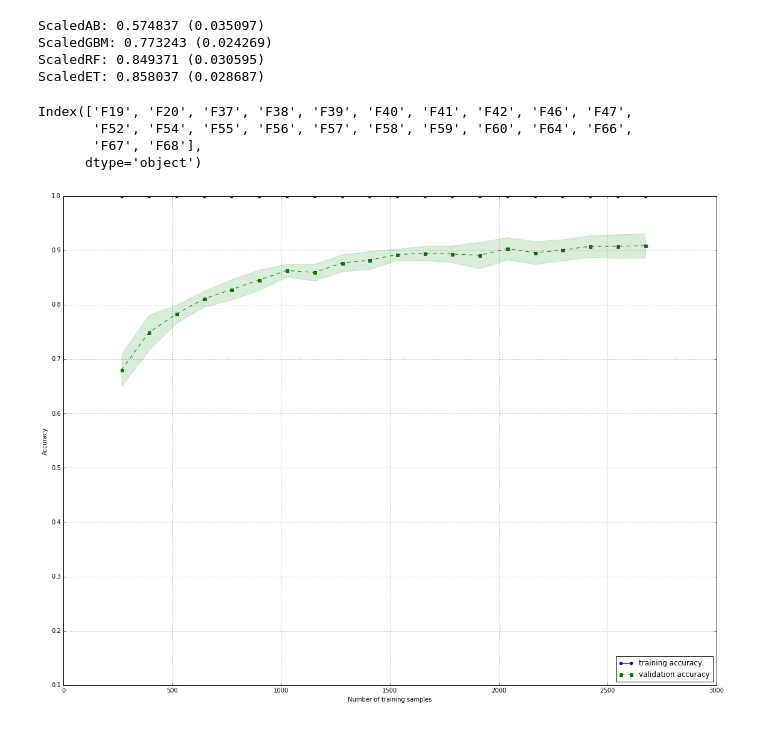
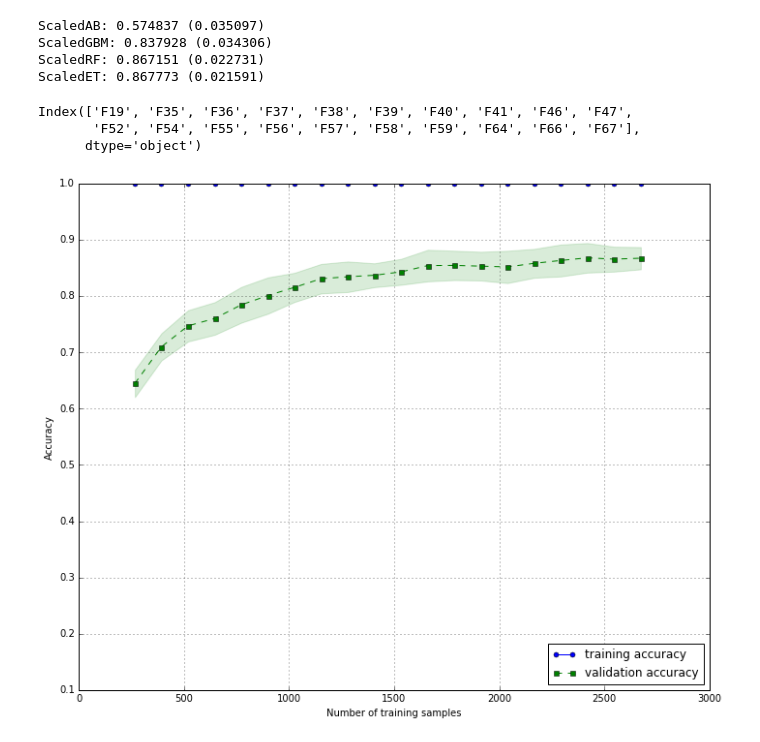
Before and after one commit to rahulmkumar/ml-introduction, a Jupyter notebook: 08_Swing_trading_model_exploration.ipynb, the cells around one changed output. Cells and saved outputs as stored; diff of their text form; code cells hidden in the pictures.

Commit message:
added test data files and validation curves

```diff
--- a/08_Swing_trading_model_exploration.ipynb
+++ b/08_Swing_trading_model_exploration.ipynb
@@ -6,7 +6,7 @@ from sklearn.preprocessing import OneHotEncoder
 from sklearn.preprocessing import LabelEncoder
 import matplotlib.pyplot as plt
 %matplotlib inline
-plt.rcParams['figure.figsize'] = 16, 12
+plt.rcParams['figure.figsize'] = 10, 8
 
 
 from pandas.tools.plotting import scatter_matrix
@@ -40,6 +40,9 @@ from sklearn.decomposition import PCA
 
 from sklearn.learning_curve import learning_curve
 from sklearn.learning_curve import validation_curve
+
+from distutils.version import LooseVersion as Version
+from sklearn import __version__ as sklearn_version
 # %%
 def binary_class(row):
     if row < 0.00:
@@ -257,33 +259,35 @@ X25t_test_std = stdsc25t.transform(X25t_test)
 X30t_train_std = stdsc30t.fit_transform(X30t_train)
 X30t_test_std = stdsc30t.transform(X30t_test)
 # %%
+X_train = X25t_train
+Y_train = Y25t_train
+num_instances = len(X_train)
 # ensembles
 ensembles = []
 ensembles.append(('ScaledAB', Pipeline([('Scaler', StandardScaler()),('AB', AdaBoostClassifier())])))
-ensembles.append(('ScaledGBM', Pipeline([('Scaler', StandardScaler()),('GBM', GradientBoostingClassifier())])))
-ensembles.append(('ScaledRF', Pipeline([('Scaler', StandardScaler()),('RF', RandomForestClassifier())])))
-ensembles.append(('ScaledET', Pipeline([('Scaler', StandardScaler()),('ET', ExtraTreesClassifier())])))
+ensembles.append(('ScaledGBM', Pipeline([('Scaler', StandardScaler()),('GBM', GradientBoostingClassifier(n_estimators=500))])))
+ensembles.append(('ScaledRF', Pipeline([('Scaler', StandardScaler()),('RF', RandomForestClassifier(n_estimators=500, max_depth=25))])))
+ensembles.append(('ScaledET', Pipeline([('Scaler', StandardScaler()),('ET', ExtraTreesClassifier(n_estimators=500, max_depth=25))])))
 #ensembles.append(('ScaledXGB', Pipeline([('Scaler', StandardScaler()),('XGB', XGBClassifier())])))
 results = []
 names = []
 kfold = cross_validation.KFold(n=num_instances, n_folds=num_folds, random_state=seed)
 for name, model in ensembles:
-    cv_results = cross_validation.cross_val_score(model, X25t_train, Y25t_train, cv=kfold, scoring=scoring)
+    cv_results = cross_validation.cross_val_score(model, X_train, Y_train, cv=kfold, scoring=scoring)
     results.append(cv_results)
     names.append(name)
     msg = "%s: %f (%f)" % (name, cv_results.mean(), cv_results.std())
     print(msg)
 # %% [output]
 ScaledAB: 0.574837 (0.035097)
-ScaledGBM: 0.773243 (0.024269)
-ScaledRF: 0.849371 (0.030595)
-ScaledET: 0.858037 (0.028687)
+ScaledGBM: 0.837928 (0.034306)
+ScaledRF: 0.867151 (0.022731)
+ScaledET: 0.867773 (0.021591)
 # %%
-X5b_train.columns
+X_train.columns
 # %% [output]
-Index(['F19', 'F20', 'F37', 'F38', 'F39', 'F40', 'F41', 'F42', 'F46', 'F47',
-       'F52', 'F54', 'F55', 'F56', 'F57', 'F58', 'F59', 'F60', 'F64', 'F66',
-       'F67', 'F68'],
+Index(['F19', 'F35', 'F36', 'F37', 'F38', 'F39', 'F40', 'F41', 'F46', 'F47',
+       'F52', 'F54', 'F55', 'F56', 'F57', 'F58', 'F59', 'F64', 'F66', 'F67'],
       dtype='object')
 # %%
 X1 = data1.loc[:,['F20','F22','F26','F29','F30','F32','F35','F36','F37','F38','F39','F40','F41','F42']]
@@ -305,15 +309,15 @@ Xt10t_std = stdsc10t.transform(Xt10t_train)
 Xt15t_std = stdsc15t.transform(Xt15t_train)
 Xt20t_std = stdsc20t.transform(Xt20t_train)
 # %%
-num_instances = len(X20b_train)
+num_instances = len(X_train)
 kfold = cross_validation.KFold(n=num_instances, n_folds=num_folds, random_state=seed)
 pipe_lr = Pipeline([('scl', StandardScaler()),
-                    ('clf', ExtraTreesClassifier())])
+                    ('clf', ExtraTreesClassifier(n_estimators=500, max_depth=25))])
 
 train_sizes, train_scores, test_scores =\
                 learning_curve(estimator=pipe_lr,
-                               X=X20b_train,
-                               y=Y20b_train,
+                               X=X_train,
+                               y=Y_train,
                                train_sizes=np.linspace(0.1, 1.0, 20),
                                cv=kfold,
                                n_jobs=1)
@@ -324,31 +328,31 @@ test_mean = np.mean(test_scores, axis=1)
 test_std = np.std(test_scores, axis=1)
 
 plt.plot(train_sizes, train_mean,
          color='blue', marker='o',
          markersize=5, label='training accuracy')
 
 plt.fill_between(train_sizes,
                  train_mean + train_std,
                  train_mean - train_std,
                  alpha=0.15, color='blue')
 
 plt.plot(train_sizes, test_mean,
          color='green', linestyle='--',
          marker='s', markersize=5,
          label='validation accuracy')
 
 plt.fill_between(train_sizes,
                  test_mean + test_std,
                  test_mean - test_std,
                  alpha=0.15, color='green')
 
 plt.grid()
 plt.xlabel('Number of training samples')
 plt.ylabel('Accuracy')
 plt.legend(loc='lower right')
 plt.ylim([0.1, 1.0])
 plt.tight_layout()
 # plt.savefig('./figures/learning_curve.png', dpi=300)
 plt.show()
 # %% [output]
-[figure, old version]
+[figure, new version]
```
Also changed, not shown: parts of 8 cells of this notebook, 8 other files.
